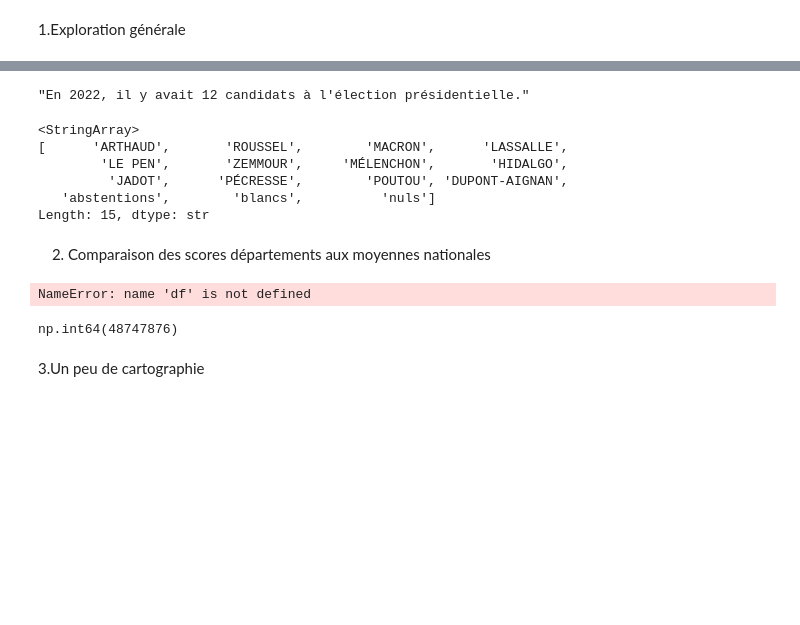
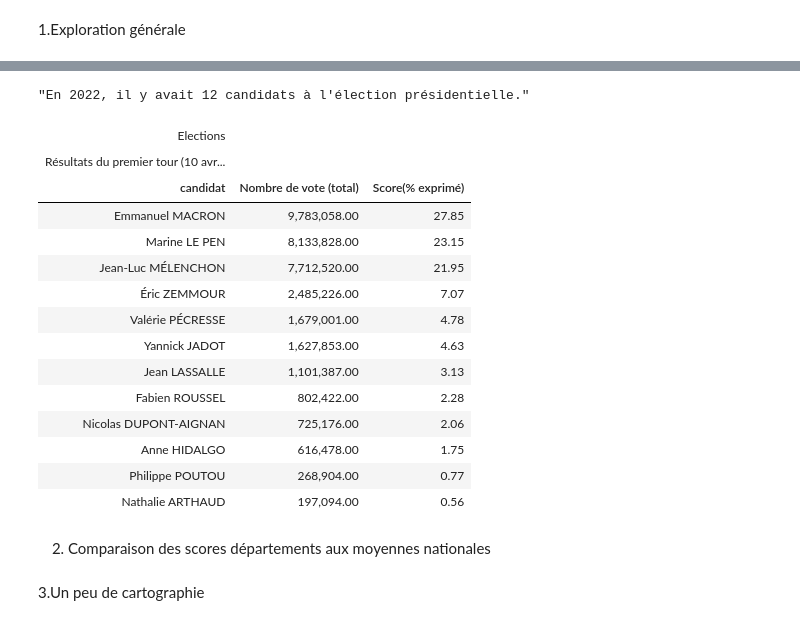
Before and after one commit to Gstrems/DM_python_datascience_2A, a Jupyter notebook: rendu.ipynb, the cells around one changed output, grey strips where cells are left out. Saved outputs shown, nothing was run; the diff lists cells and outputs as text; code cells hidden in the pictures; blank space fills up the shorter version.

```diff
--- a/rendu.ipynb
+++ b/rendu.ipynb
@@ -33,31 +45,38 @@ NameError: name 'pd' is not defined
-# %%
-# Question 2
-from code_exo.exo1.Q2 import question_2
-question_2(df)
-# %% [output]
-"En 2022, il y avait 12 candidats à l'élection présidentielle."
+# %%
+# Question 2
+from code_exo.exo1.Q2 import question_2
+question_2(df)
+# %% [output]
+"En 2022, il y avait 12 candidats à l'élection présidentielle."
 # %%
 # Question 3
-from code_exo.exo1.Q3 import question_3
-question_3(df)
+from great_tables import GT
+table_voix = question_3(df)
+(
+    GT(table_voix)
+    .tab_header(title="Elections", subtitle=f"Résultats du premier tour (10 avril 2022)")
+    .fmt_number(columns=["Nombre de vote (total)", "Score(% exprimé)"])
+)
 # %% [output]
-<StringArray>
-[      'ARTHAUD',       'ROUSSEL',        'MACRON',      'LASSALLE',
-        'LE PEN',       'ZEMMOUR',     'MÉLENCHON',       'HIDALGO',
-         'JADOT',      'PÉCRESSE',        'POUTOU', 'DUPONT-AIGNAN',
-   'abstentions',        'blancs',          'nuls']
-Length: 15, dtype: str
+| Elections |  |  |
+| Résultats du premier tour (10 avr... |  |  |
+| candidat | Nombre de vote (total) | Score(% exprimé) |
+| Emmanuel MACRON | 9,783,058.00 | 27.85 |
+| Marine LE PEN | 8,133,828.00 | 23.15 |
+| Jean-Luc MÉLENCHON | 7,712,520.00 | 21.95 |
+| Éric ZEMMOUR | 2,485,226.00 | 7.07 |
+| Valérie PÉCRESSE | 1,679,001.00 | 4.78 |
+| Yannick JADOT | 1,627,853.00 | 4.63 |
+| Jean LASSALLE | 1,101,387.00 | 3.13 |
+| Fabien ROUSSEL | 802,422.00 | 2.28 |
+| Nicolas DUPONT-AIGNAN | 725,176.00 | 2.06 |
+| Anne HIDALGO | 616,478.00 | 1.75 |
+| Philippe POUTOU | 268,904.00 | 0.77 |
+| Nathalie ARTHAUD | 197,094.00 | 0.56 |
 # %% [markdown]
 2. Comparaison des scores départements aux moyennes nationales
-# %%
-df['voix'].sum()
-# %% [output]
-NameError: name 'df' is not defined
 # %%
 # Question 4
-df.loc[ ~df['candidat'].isin(['NR nuls', 'NR abstentions', 'NR blancs']),'voix'].sum()
-# %% [output]
-np.int64(48747876)
 # %%
 # Question 5
 # %%
```
Also changed, not shown: parts of 1 cell of this notebook, 4 other files.
